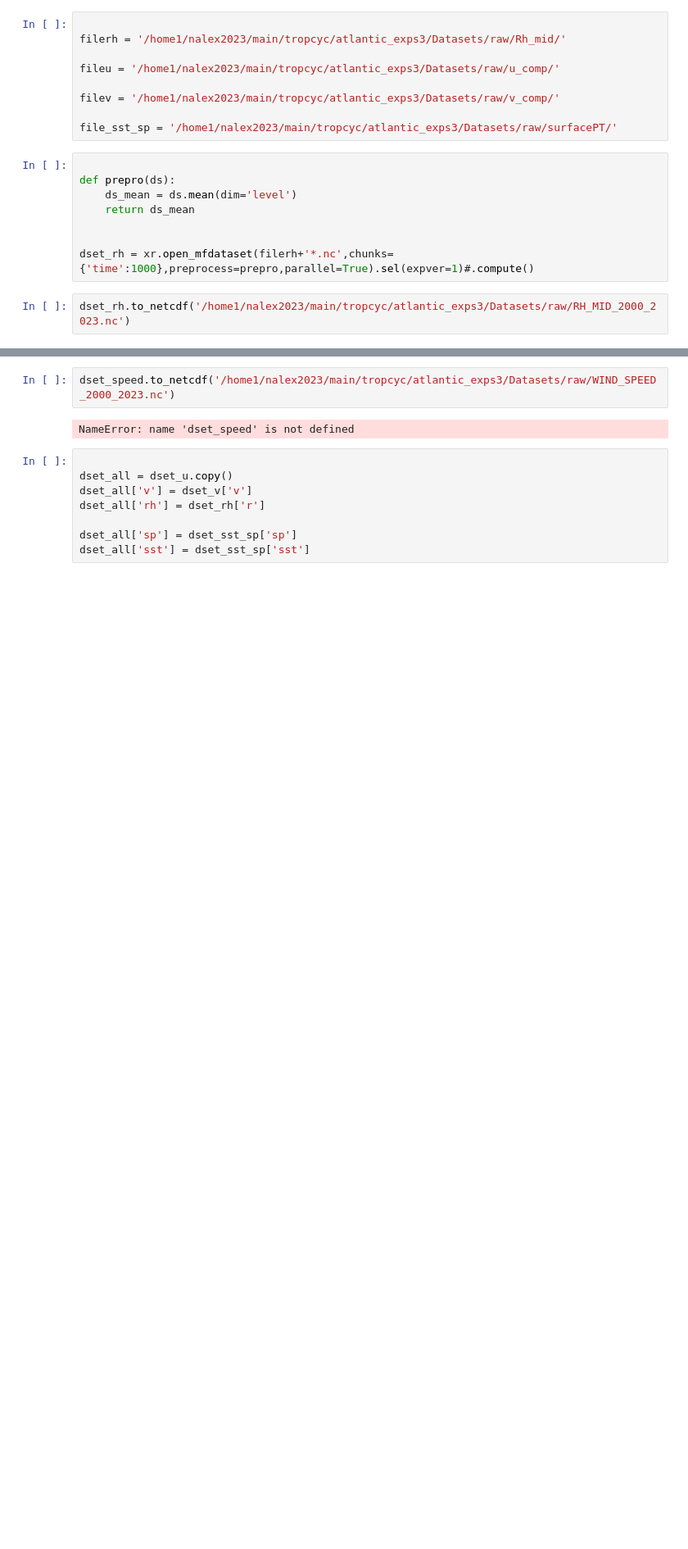
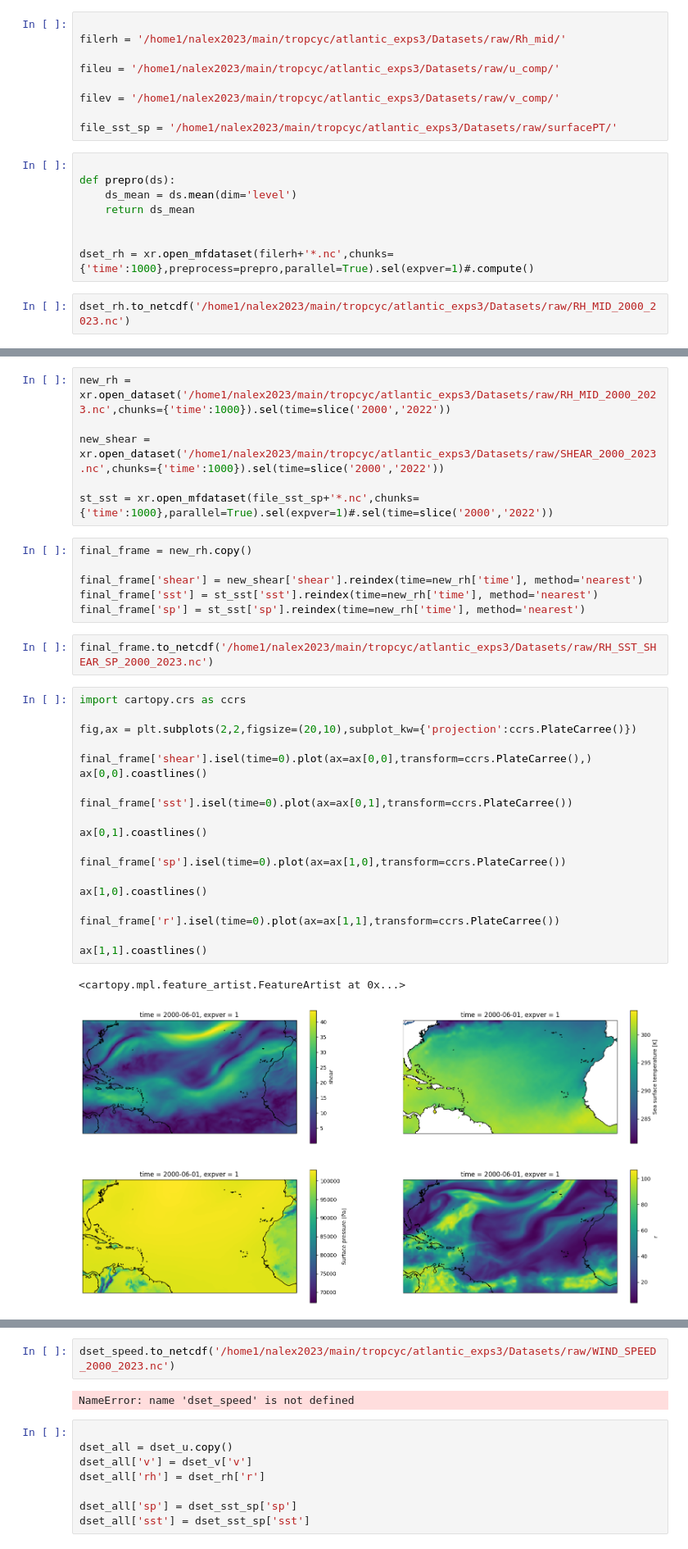
Before and after one commit to nmathewa/tropcyc, a Jupyter notebook: atlantic_exps4/create_inputs.ipynb, the cells around one changed output, grey strips where cells are left out. Shown at 82% size. Cells and saved outputs as stored; diff of their text form; blank space fills up the shorter version.

```diff
--- a/atlantic_exps4/create_inputs.ipynb
+++ b/atlantic_exps4/create_inputs.ipynb
@@ -167,0 +125,36 @@ history :
+# %%
+new_rh = xr.open_dataset('/home1/nalex2023/main/tropcyc/atlantic_exps3/Datasets/raw/RH_MID_2000_2023.nc',chunks={'time':1000}).sel(time=slice('2000','2022'))
+
+new_shear = xr.open_dataset('/home1/nalex2023/main/tropcyc/atlantic_exps3/Datasets/raw/SHEAR_2000_2023.nc',chunks={'time':1000}).sel(time=slice('2000','2022'))
+
+st_sst = xr.open_mfdataset(file_sst_sp+'*.nc',chunks={'time':1000},parallel=True).sel(expver=1)#.sel(time=slice('2000','2022'))
+# %%
+final_frame = new_rh.copy()
+
+final_frame['shear'] = new_shear['shear'].reindex(time=new_rh['time'], method='nearest')
+final_frame['sst'] = st_sst['sst'].reindex(time=new_rh['time'], method='nearest')
+final_frame['sp'] = st_sst['sp'].reindex(time=new_rh['time'], method='nearest')
+# %%
+final_frame.to_netcdf('/home1/nalex2023/main/tropcyc/atlantic_exps3/Datasets/raw/RH_SST_SHEAR_SP_2000_2023.nc')
+# %%
+import cartopy.crs as ccrs
+
+fig,ax = plt.subplots(2,2,figsize=(20,10),subplot_kw={'projection':ccrs.PlateCarree()})
+
+final_frame['shear'].isel(time=0).plot(ax=ax[0,0],transform=ccrs.PlateCarree(),)
+ax[0,0].coastlines()
+
+final_frame['sst'].isel(time=0).plot(ax=ax[0,1],transform=ccrs.PlateCarree())
+
+ax[0,1].coastlines()
+
+final_frame['sp'].isel(time=0).plot(ax=ax[1,0],transform=ccrs.PlateCarree())
+
+ax[1,0].coastlines()
+
+final_frame['r'].isel(time=0).plot(ax=ax[1,1],transform=ccrs.PlateCarree())
+
+ax[1,1].coastlines()
+# %% [output]
+<cartopy.mpl.feature_artist.FeatureArtist at 0x...>
+[figure, added]
```
Also changed, not shown: parts of 8 cells of this notebook.
